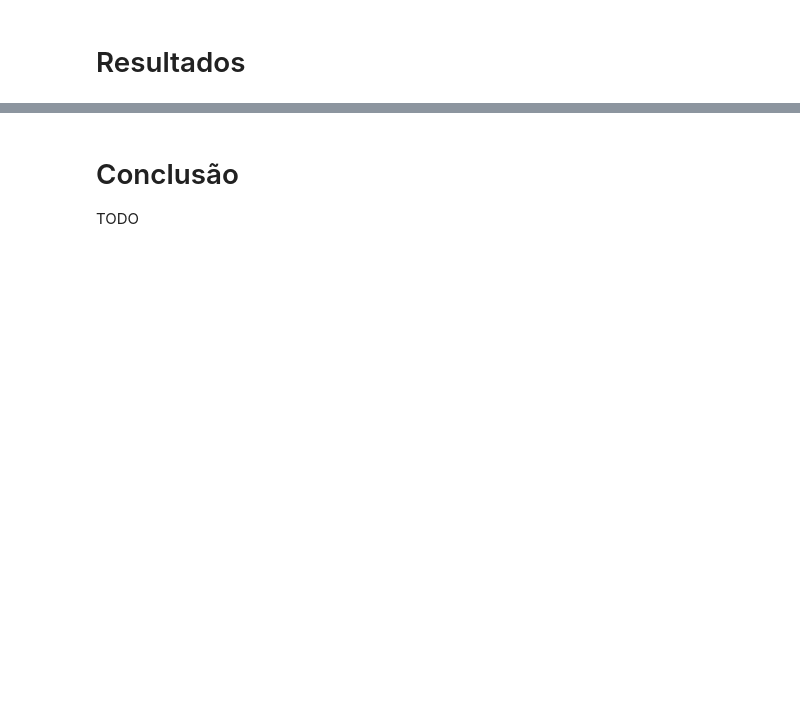
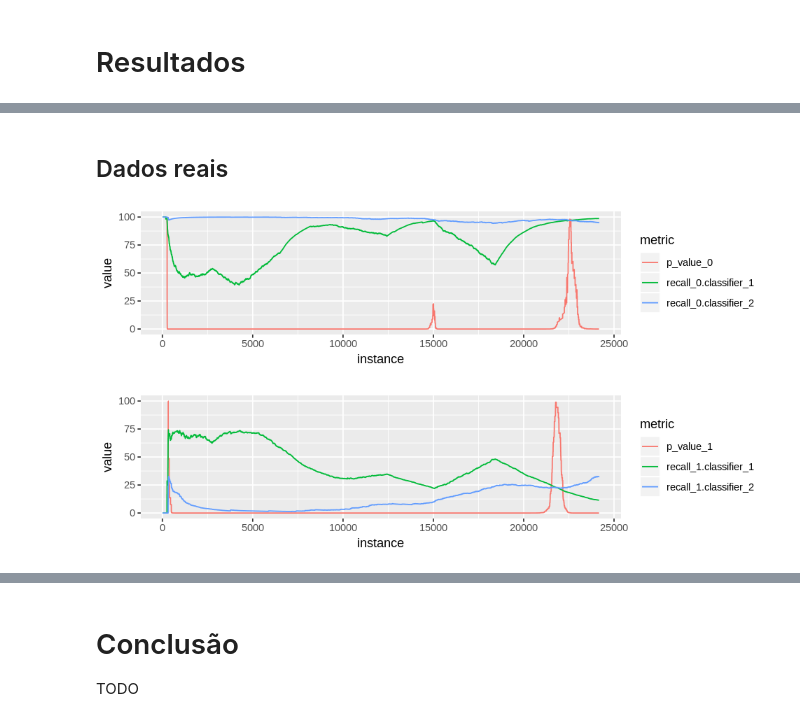
Before and after one commit to dinaldoap/moa, a Jupyter notebook: notebook/drift.ipynb, the cells around one changed output, grey strips where cells are left out. Drawn from its saved outputs; the diff is of its cells as text; code cells hidden in the pictures; blank space fills up the shorter version.

```diff
--- a/notebook/drift.ipynb
+++ b/notebook/drift.ipynb
@@ -188,0 +191,7 @@ Warning message:
+# %% [markdown]
+## Dados reais
+# %%
+plot_comparison("jenkins")
+# %% [output]
+[figure, added]
+[figure, added]
```
Also changed, not shown: parts of 15 cells of this notebook.
